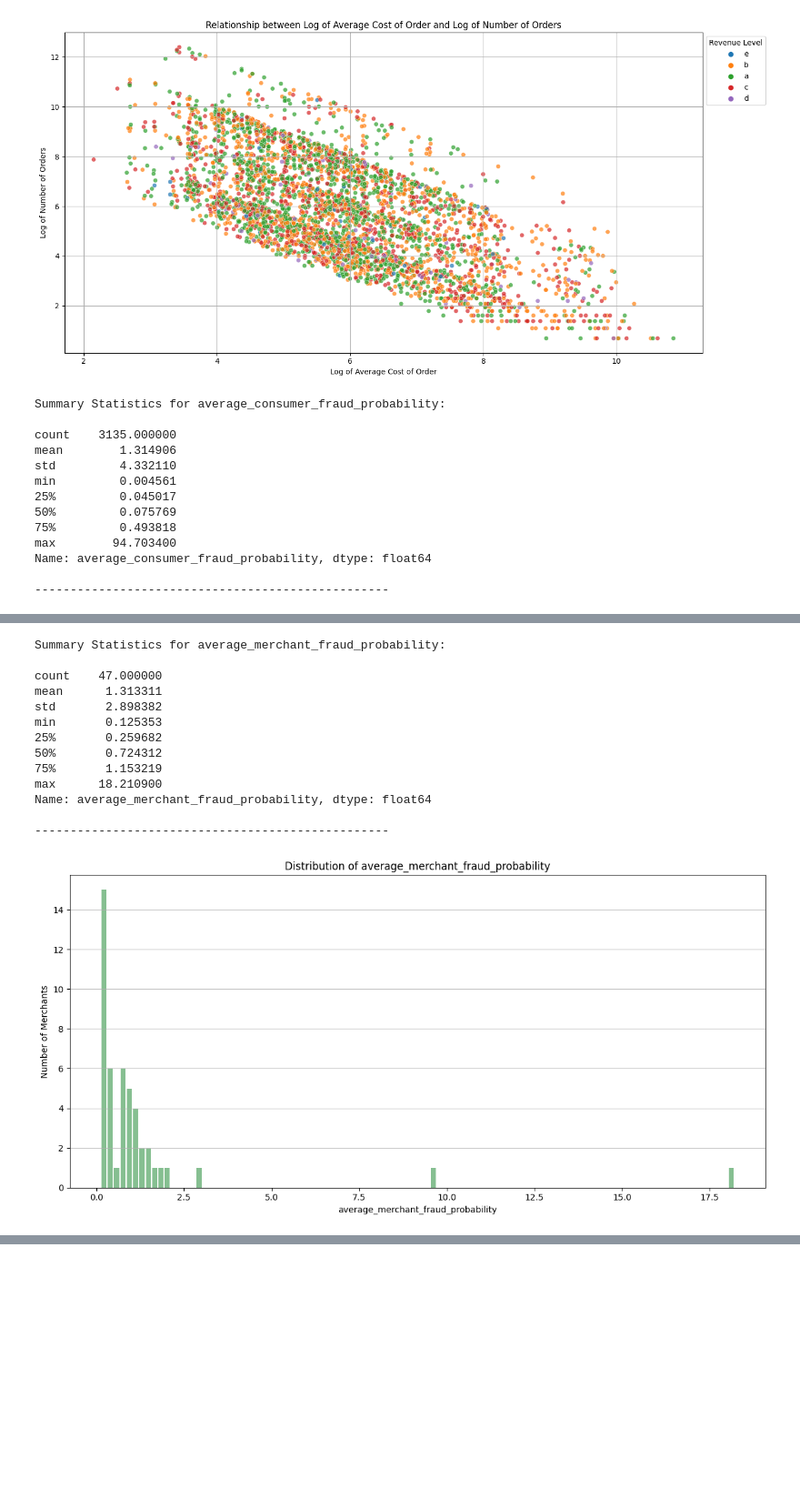
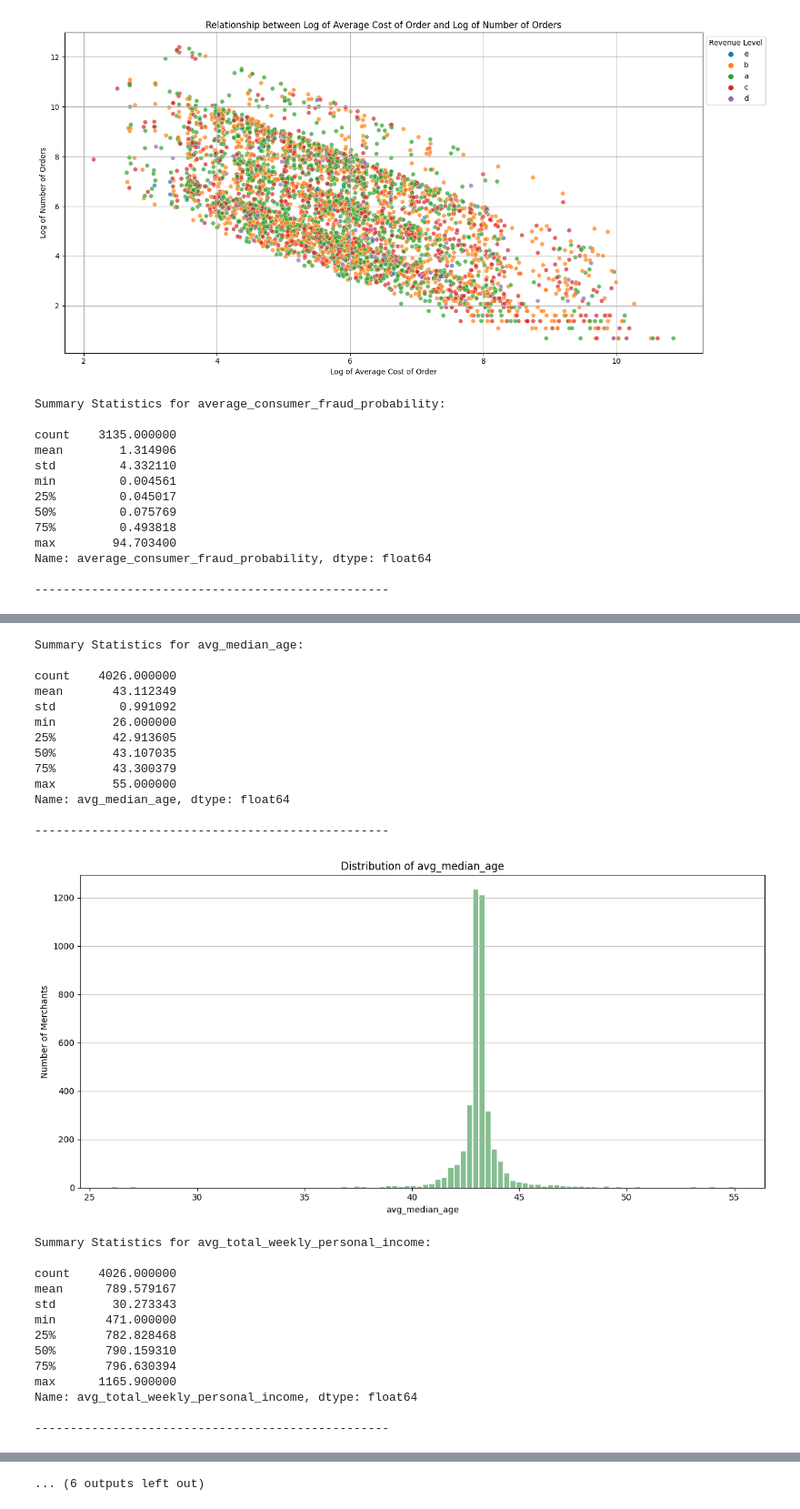
Before and after one commit to jameslafontaine/unimelb-mast30034-industry-project, a Jupyter notebook: notebooks/analysis/distribution_outlier/distribution_analysis.ipynb, the cells around one changed output, grey strips where cells are left out. Shown at 91% size. Drawn from its saved outputs; the diff is of its cells as text; code cells hidden in the pictures; blank space fills up the shorter version.

```diff
--- a/notebooks/analysis/distribution_outlier/distribution_analysis.ipynb
+++ b/notebooks/analysis/distribution_outlier/distribution_analysis.ipynb
@@ -179,21 +70,21 @@ plt.tight_layout()
 plt.show()
 # %% [output]
 [figure]
-# %%
-from pyspark.sql import functions as F
-
-# Assuming df is your DataFrame
-filtered_df = df.filter(
-    (F.col("average_merchant_fraud_probability") > 0)
-   # (F.col("average_consumer_fraud_probability") > 0)
-)
 # %%
 # List of columns to analyze
 columns_to_analyze = [
     "average_consumer_fraud_probability",
-    "average_merchant_fraud_probability"
+    "avg_median_age",
+    "avg_total_weekly_personal_income",
+    "take_rate",
+    "average_cost_of_order",
+    "number_of_orders",
+    "number_of_consumers",
+    "average_merchant_fraud_probability",
+    "average_consumer_fraud_probability",
 ]
-df_pandas = filtered_df.toPandas()
+
+df_pandas = df.toPandas()
 # For each column, calculate summary statistics and plot the distribution
 for column in columns_to_analyze:
     filtered_df = df.filter(
@@ -206,41 +97,54 @@ for column in columns_to_analyze:
     print(summary_stats)
     print("\n" + "-"*50 + "\n")
 
     # Plot Distribution
     plt.figure(figsize=(12, 6))
     plt.hist(df_pandas[column], bins=100, color='#86bf91', rwidth=0.8)
     plt.title(f'Distribution of {column}')
     plt.xlabel(column)
     plt.ylabel('Number of Merchants')
     plt.grid(axis='y', alpha=0.75)
     plt.tight_layout()
     plt.show()
 # %% [output]
 Summary Statistics for average_consumer_fraud_probability:
 
 count    3135.000000
 mean        1.314906
 std         4.332110
 min         0.004561
 25%         0.045017
 50%         0.075769
 75%         0.493818
 max        94.703400
 Name: average_consumer_fraud_probability, dtype: float64
 
 --------------------------------------------------
 [figure]
-Summary Statistics for average_merchant_fraud_probability:
+Summary Statistics for avg_median_age:
 
-count    47.000000
-mean      1.313311
-std       2.898382
-min       0.125353
-25%       0.259682
-50%       0.724312
-75%       1.153219
-max      18.210900
-Name: average_merchant_fraud_probability, dtype: float64
+count    4026.000000
+mean       43.112349
+std         0.991092
+min        26.000000
+25%        42.913605
+50%        43.107035
+75%        43.300379
+max        55.000000
+Name: avg_median_age, dtype: float64
 
 --------------------------------------------------
-[figure, old version]
+[figure, new version]
+Summary Statistics for avg_total_weekly_personal_income:
+
+count    4026.000000
+mean      789.579167
+std        30.273343
+min       471.000000
+25%       782.828468
+50%       790.159310
+75%       796.630394
+max      1165.900000
+Name: avg_total_weekly_personal_income, dtype: float64
+
+--------------------------------------------------
@@ -247,3 +194,4 @@ Name: average_merchant_fraud_probability, dtype: float64
+... (6 outputs left out)
 # %%
 from pyspark.sql import functions as F
 import matplotlib.pyplot as plt
```
Also changed, not shown: parts of 4 cells of this notebook, 1 other file.
